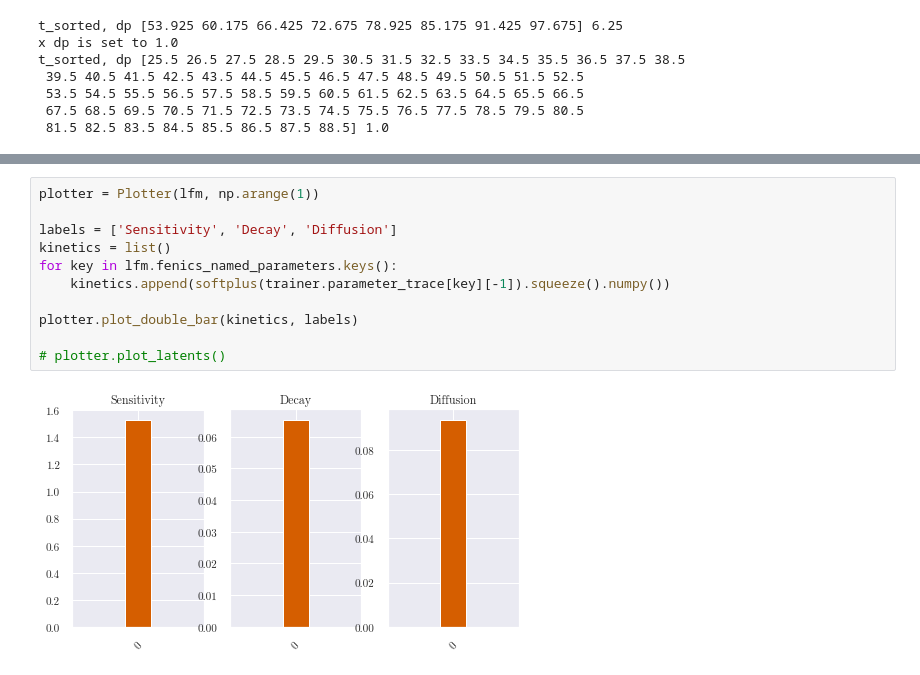
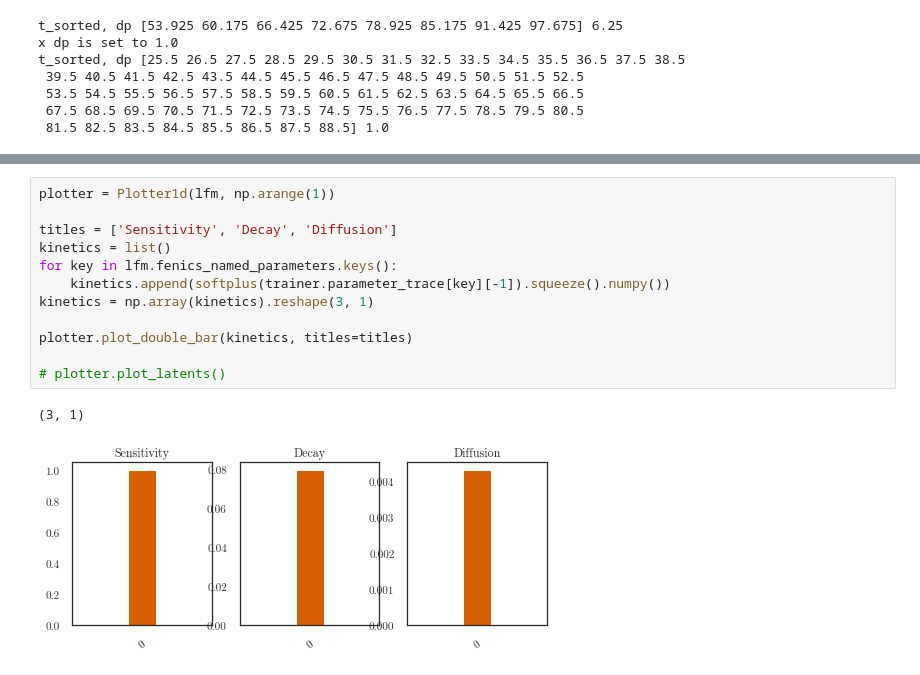
Before and after one commit to mossjacob/alfi, a Jupyter notebook: docs/notebooks/pde/pde.ipynb, the cells around one changed output, grey strips where cells are left out. Cells and saved outputs as stored; diff of their text form.

```diff
--- a/docs/notebooks/pde/pde.ipynb
+++ b/docs/notebooks/pde/pde.ipynb
@@ -439,13 +442,15 @@ NameError: name 'f_mean' is not defined
 # %%
-plotter = Plotter(lfm, np.arange(1))
+plotter = Plotter1d(lfm, np.arange(1))
 
-labels = ['Sensitivity', 'Decay', 'Diffusion']
+titles = ['Sensitivity', 'Decay', 'Diffusion']
 kinetics = list()
 for key in lfm.fenics_named_parameters.keys():
     kinetics.append(softplus(trainer.parameter_trace[key][-1]).squeeze().numpy())
+kinetics = np.array(kinetics).reshape(3, 1)
 
-plotter.plot_double_bar(kinetics, labels)
+plotter.plot_double_bar(kinetics, titles=titles)
 
 # plotter.plot_latents()
 # %% [output]
+(3, 1)
-[figure, old version]
+[figure, new version]
```
Also changed, not shown: parts of 2 cells of this notebook.
